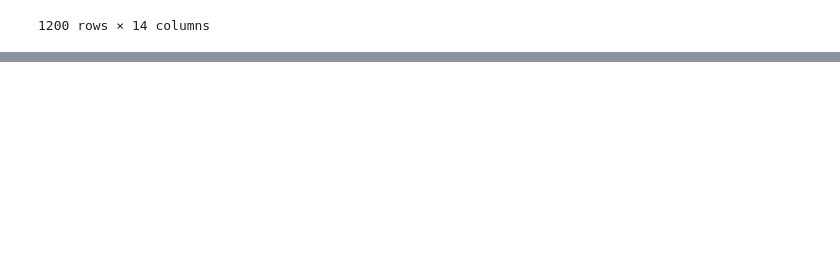
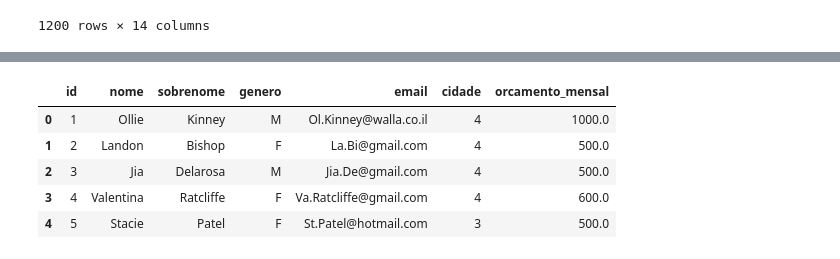
Before and after one commit to Borges1999/Projetos-Python, a Jupyter notebook: Restaurants_Members_and_Orders/projeto_restaurantes.ipynb, the cells around one changed output, grey strips where cells are left out. Saved outputs shown, nothing was run; the diff lists cells and outputs as text; code cells hidden in the pictures; blank space fills up the shorter version.

```diff
--- a/Restaurants_Members_and_Orders/projeto_restaurantes.ipynb
+++ b/Restaurants_Members_and_Orders/projeto_restaurantes.ipynb
@@ -418,0 +443,11 @@ display(df_ttl_mens_membros_raw)
+# %%
+# Membros
+df_membros_raw.columns = ['id', 'nome', 'sobrenome', 'genero', 'email', 'cidade', 'orcamento_mensal']
+df_membros_raw.head()
+# %% [output]
+|  | id | nome | sobrenome | genero | email | cidade | orcamento_mensal |
+| 0 | 1 | Ollie | Kinney | M | Ol.Kinney@walla.co.il | 4 | 1000.0 |
+| 1 | 2 | Landon | Bishop | F | La.Bi@gmail.com | 4 | 500.0 |
+| 2 | 3 | Jia | Delarosa | M | Jia.De@gmail.com | 4 | 500.0 |
+| 3 | 4 | Valentina | Ratcliffe | F | Va.Ratcliffe@gmail.com | 4 | 600.0 |
+| 4 | 5 | Stacie | Patel | F | St.Patel@hotmail.com | 3 | 500.0 |
```
Also changed, not shown: parts of 10 cells of this notebook.
